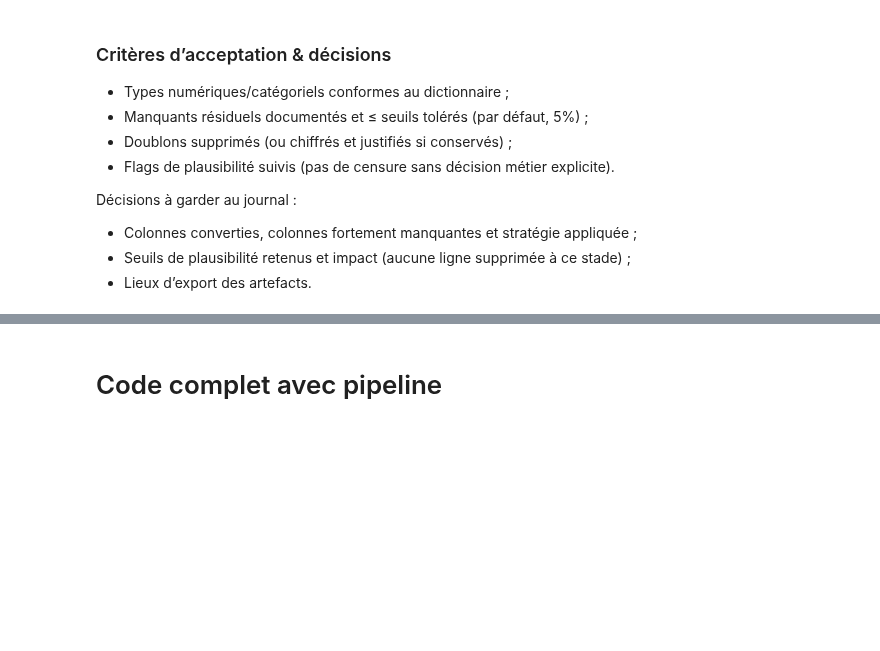
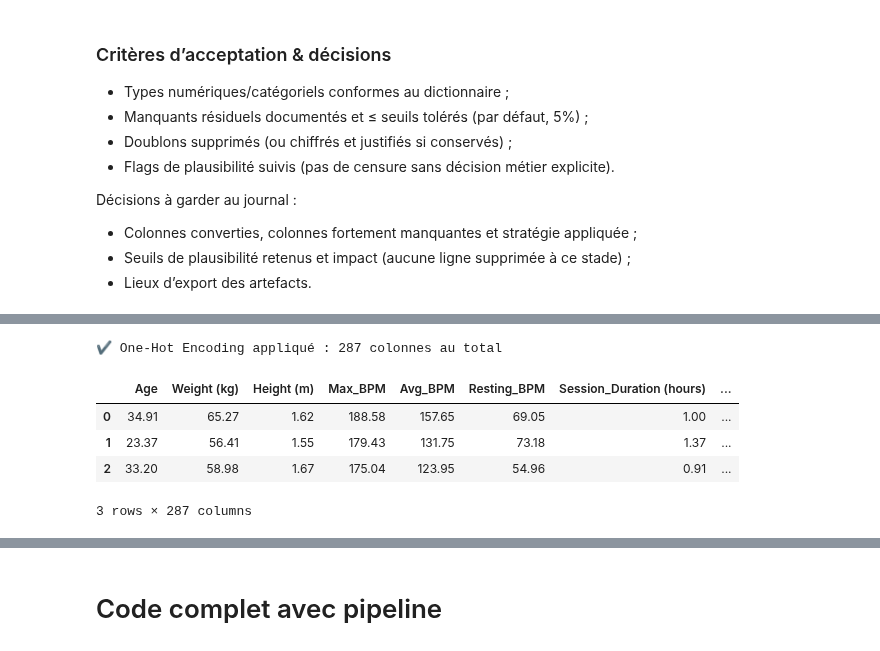
Before and after one commit to happy-developer/train.me, a Jupyter notebook: src/notebooks/preprocessing/life_style_data/preprocessing_life_style_data.ipynb, the cells around one changed output, grey strips where cells are left out. Cells and saved outputs as stored; diff of their text form; code cells hidden in the pictures; blank space fills up the shorter version.

Commit message:
Pipelines ML (life_style_data) - Encodage des variables catégorielles

```diff
--- a/src/notebooks/preprocessing/life_style_data/preprocessing_life_style_data.ipynb
+++ b/src/notebooks/preprocessing/life_style_data/preprocessing_life_style_data.ipynb
@@ -370,0 +385,6 @@ Décisions à garder au journal :
+# %%
+# Charger les artefacts nettoyés
+df_clean = pd.read_parquet(parquet_path)
+
+print(f"✔ Dataset chargé : {df_clean.shape[0]} lignes, {df_clean.shape[1]} colonnes")
+df_clean.head(3)
@@ -370,0 +404,5 @@ Décisions à garder au journal :
+# %%
+# Identification des colonnes catégorielles
+cat_cols = df_clean.select_dtypes(exclude=["number"]).columns.tolist()
+print(f"🔎 {len(cat_cols)} variables catégorielles détectées :")
+cat_cols
@@ -370,0 +432,9 @@ Décisions à garder au journal :
+# %%
+# Encodage ordinal sur variables à hiérarchie logique
+ordinal_features = ["Experience_Level", "Difficulty Level"]
+
+encoder_ordinal = OrdinalEncoder()
+df_clean[ordinal_features] = encoder_ordinal.fit_transform(df_clean[ordinal_features])
+
+print("✔ Encodage ordinal appliqué sur :", ordinal_features)
+df_clean[ordinal_features].head()
@@ -370,0 +455,16 @@ Décisions à garder au journal :
+# %%
+df_encoded = pd.get_dummies(
+    df_clean,
+    columns=[col for col in cat_cols if col not in ["Experience_Level", "Difficulty Level"]],
+    drop_first=True
+)
+
+print(f"✔ One-Hot Encoding appliqué : {df_encoded.shape[1]} colonnes au total")
+df_encoded.head(3)
+# %% [output]
+✔ One-Hot Encoding appliqué : 287 colonnes au total
+|  | Age | Weight (kg) | Height (m) | Max_BPM | Avg_BPM | Resting_BPM | Session_Duration (hours) | ... |
+| 0 | 34.91 | 65.27 | 1.62 | 188.58 | 157.65 | 69.05 | 1.00 | ... |
+| 1 | 23.37 | 56.41 | 1.55 | 179.43 | 131.75 | 73.18 | 1.37 | ... |
+| 2 | 33.20 | 58.98 | 1.67 | 175.04 | 123.95 | 54.96 | 0.91 | ... |
+3 rows × 287 columns
```
Also changed, not shown: parts of 15 cells of this notebook, 2 other files.
